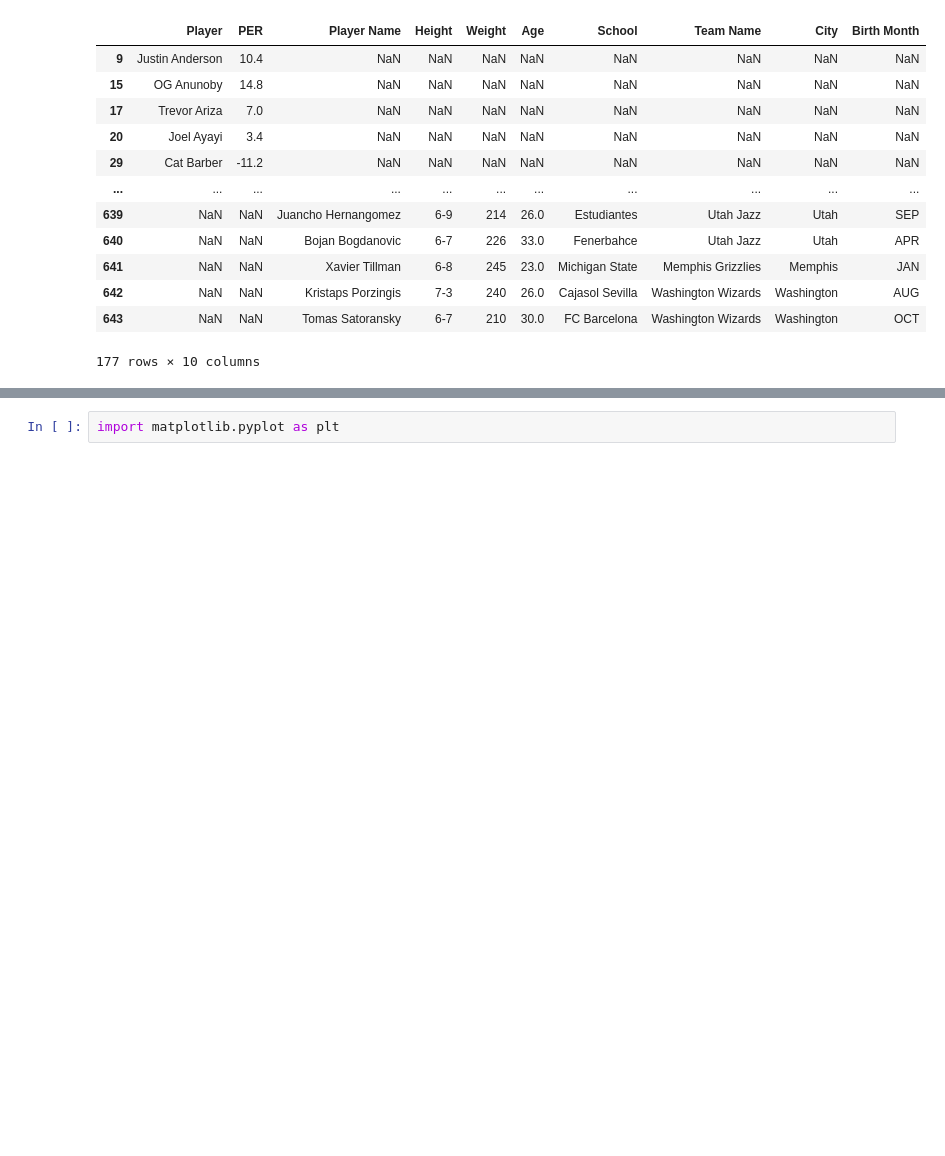
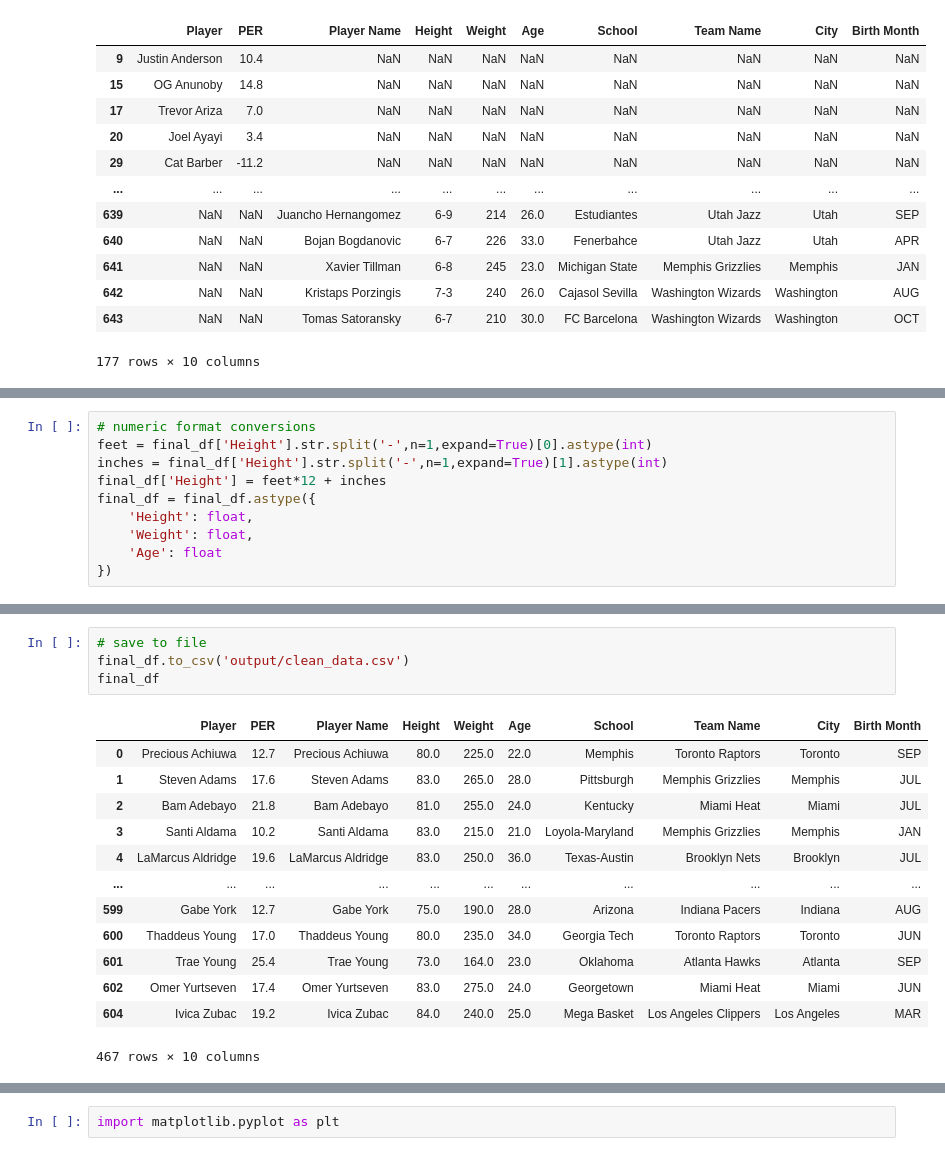
Before and after one commit to meeyoungPH/nba_superlatives, a Jupyter notebook: biometrics/biometrics.ipynb, the cells around one changed output, grey strips where cells are left out. Saved outputs shown, nothing was run; the diff lists cells and outputs as text; blank space fills up the shorter version.

Commit message:
converted numeric data to float type

```diff
--- a/biometrics/biometrics.ipynb
+++ b/biometrics/biometrics.ipynb
@@ -357,0 +344,10 @@ final_df.describe()
+# %%
+# numeric format conversions
+feet = final_df['Height'].str.split('-',n=1,expand=True)[0].astype(int)
+inches = final_df['Height'].str.split('-',n=1,expand=True)[1].astype(int)
+final_df['Height'] = feet*12 + inches
+final_df = final_df.astype({
+    'Height': float,
+    'Weight': float,
+    'Age': float
+})
@@ -357,0 +371,18 @@ final_df.describe()
+# %%
+# save to file
+final_df.to_csv('output/clean_data.csv')
+final_df
+# %% [output]
+|  | Player | PER | Player Name | Height | Weight | Age | School | Team Name | City | Birth Month |
+| 0 | Precious Achiuwa | 12.7 | Precious Achiuwa | 80.0 | 225.0 | 22.0 | Memphis | Toronto Raptors | Toronto | SEP |
+| 1 | Steven Adams | 17.6 | Steven Adams | 83.0 | 265.0 | 28.0 | Pittsburgh | Memphis Grizzlies | Memphis | JUL |
+| 2 | Bam Adebayo | 21.8 | Bam Adebayo | 81.0 | 255.0 | 24.0 | Kentucky | Miami Heat | Miami | JUL |
+| 3 | Santi Aldama | 10.2 | Santi Aldama | 83.0 | 215.0 | 21.0 | Loyola-Maryland | Memphis Grizzlies | Memphis | JAN |
+| 4 | LaMarcus Aldridge | 19.6 | LaMarcus Aldridge | 83.0 | 250.0 | 36.0 | Texas-Austin | Brooklyn Nets | Brooklyn | JUL |
+| ... | ... | ... | ... | ... | ... | ... | ... | ... | ... | ... |
+| 599 | Gabe York | 12.7 | Gabe York | 75.0 | 190.0 | 28.0 | Arizona | Indiana Pacers | Indiana | AUG |
+| 600 | Thaddeus Young | 17.0 | Thaddeus Young | 80.0 | 235.0 | 34.0 | Georgia Tech | Toronto Raptors | Toronto | JUN |
+| 601 | Trae Young | 25.4 | Trae Young | 73.0 | 164.0 | 23.0 | Oklahoma | Atlanta Hawks | Atlanta | SEP |
+| 602 | Omer Yurtseven | 17.4 | Omer Yurtseven | 83.0 | 275.0 | 24.0 | Georgetown | Miami Heat | Miami | JUN |
+| 604 | Ivica Zubac | 19.2 | Ivica Zubac | 84.0 | 240.0 | 25.0 | Mega Basket | Los Angeles Clippers | Los Angeles | MAR |
+467 rows × 10 columns
```
Also changed, not shown: parts of 4 cells of this notebook, 1 other file.
